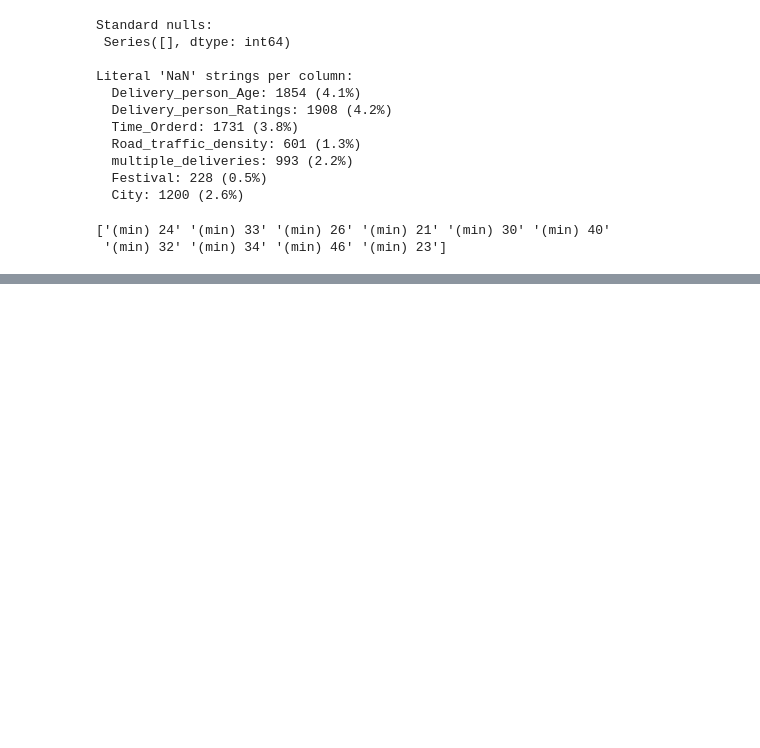
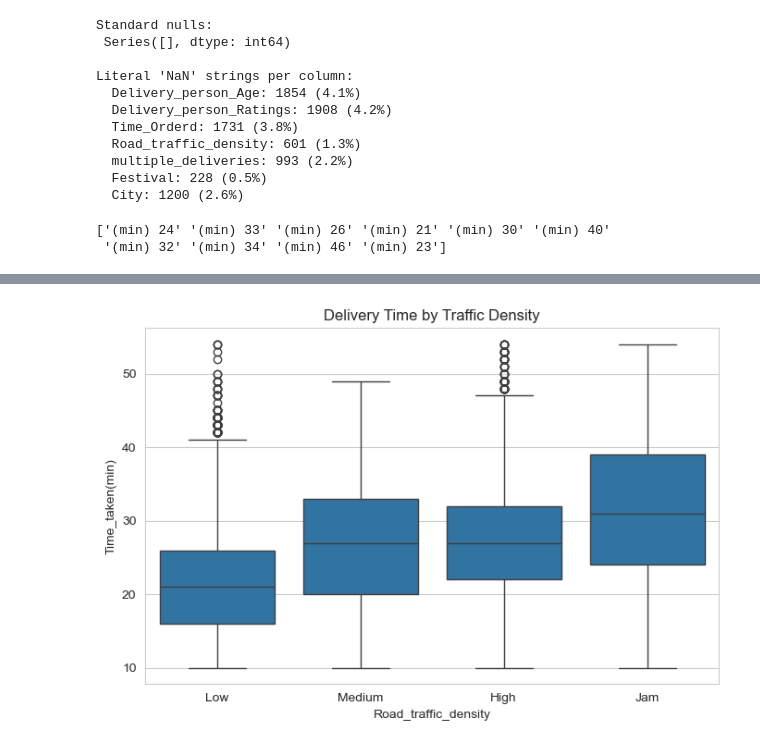
Before and after one commit to Akash-045/berlin-food-delivery-eta-prediction, a Jupyter notebook: 01_data_cleaning_eda.ipynb, the cells around one changed output, grey strips where cells are left out. Cells and saved outputs as stored; diff of their text form; code cells hidden in the pictures; blank space fills up the shorter version.

```diff
--- a/01_data_cleaning_eda.ipynb
+++ b/01_data_cleaning_eda.ipynb
@@ -86,0 +135,8 @@ print(train['Time_taken(min)'].unique()[:10])
+# %%
+## Striped prefixes from categorical columns
+
+# Weatherconditions looks like "conditions Sunny" -> just "Sunny"
+train['Weatherconditions'] = train['Weatherconditions'].str.replace('conditions ', '', regex=False)
+test['Weatherconditions'] = test['Weatherconditions'].str.replace('conditions ', '', regex=False)
+
+print(train['Weatherconditions'].unique())
@@ -86,0 +251,10 @@ print(train['Time_taken(min)'].unique()[:10])
+# %%
+## Delivery time by traffic density
+
+plt.figure(figsize=(8, 5))
+order = ['Low', 'Medium', 'High', 'Jam']
+sns.boxplot(data=train, x='Road_traffic_density', y='Time_taken(min)', order=order)
+plt.title('Delivery Time by Traffic Density')
+plt.show()
+# %% [output]
+[figure, added]
```
Also changed, not shown: parts of 18 cells of this notebook, 3 other files.
